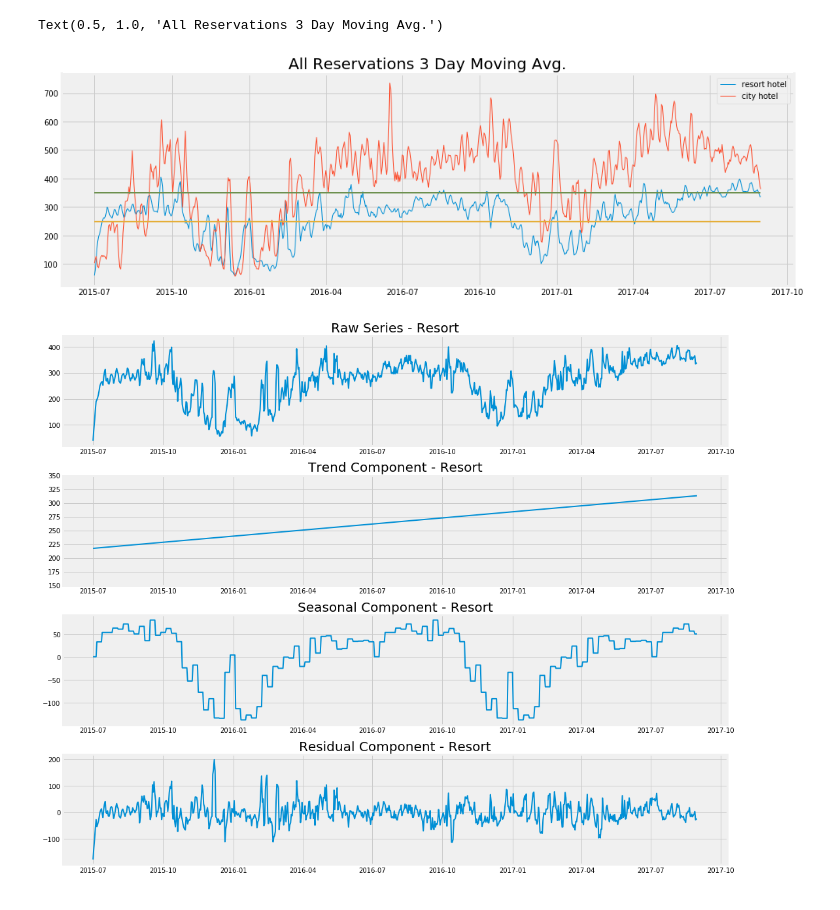
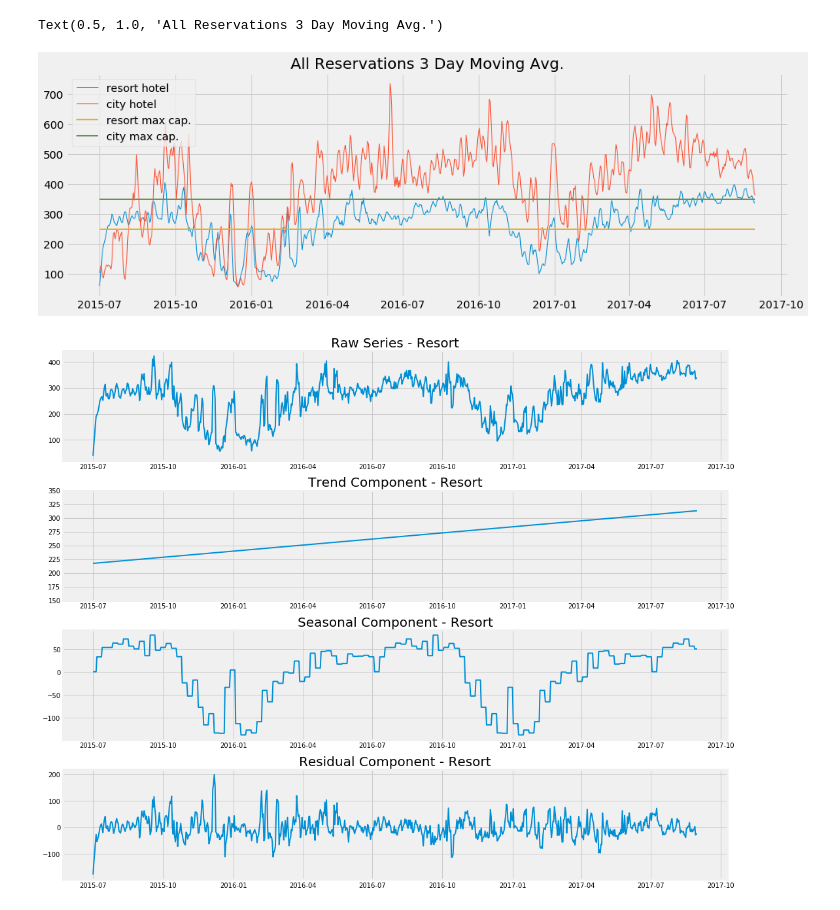
Before and after one commit to rcohngru/hotel-cancellations, a Jupyter notebook: src/notebooks/demand eda.ipynb, the cells around one changed output. Cells and saved outputs as stored; diff of their text form; code cells hidden in the pictures.

```diff
--- a/src/notebooks/demand eda.ipynb
+++ b/src/notebooks/demand eda.ipynb
@@ -31,15 +31,15 @@ Text(0.5, 1.0, 'Non-Cancellations 3 Day Moving Avg.')
 # %%
 fig, ax = plt.subplots(figsize=(15, 5))
 
 ax.plot(sorted(data['full_date'].unique()), moving_avg(np.array(resort_cancellations_by_day) + np.array(resort_bookings_by_day)), linewidth=1, label='resort hotel')
 ax.plot(sorted(data['full_date'].unique()), moving_avg(np.array(city_cancellations_by_day) + np.array(city_bookings_by_day)), linewidth=1, label='city hotel')
-ax.plot(sorted(data['full_date'].unique()), [250] * len(city_cancellations_by_day), linewidth=2)
-ax.plot(sorted(data['full_date'].unique()), [350] * len(city_cancellations_by_day), linewidth=2)
+ax.plot(sorted(data['full_date'].unique()), [250] * len(city_cancellations_by_day), linewidth=2, label='resort max cap.')
+ax.plot(sorted(data['full_date'].unique()), [350] * len(city_cancellations_by_day), linewidth=2, label='city max cap.')
 ax.legend()
 ax.set_title('All Reservations 3 Day Moving Avg.', fontsize=20)
 # %% [output]
 Text(0.5, 1.0, 'All Reservations 3 Day Moving Avg.')
-[figure, old version]
+[figure, new version]
 # %%
 resorts = pd.Series(data=(np.array(resort_bookings_by_day) +
                           np.array(resort_cancellations_by_day)),
```
Also changed, not shown: parts of 2 cells of this notebook, 5 other files.
